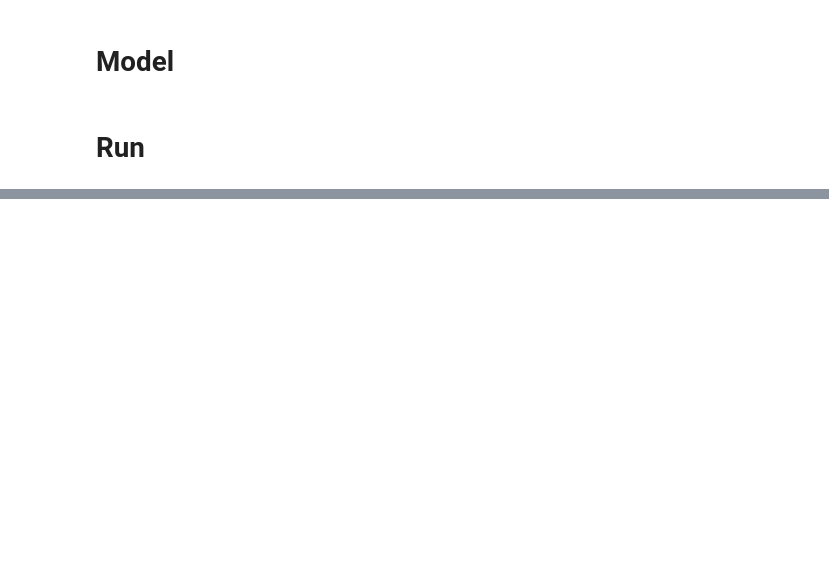
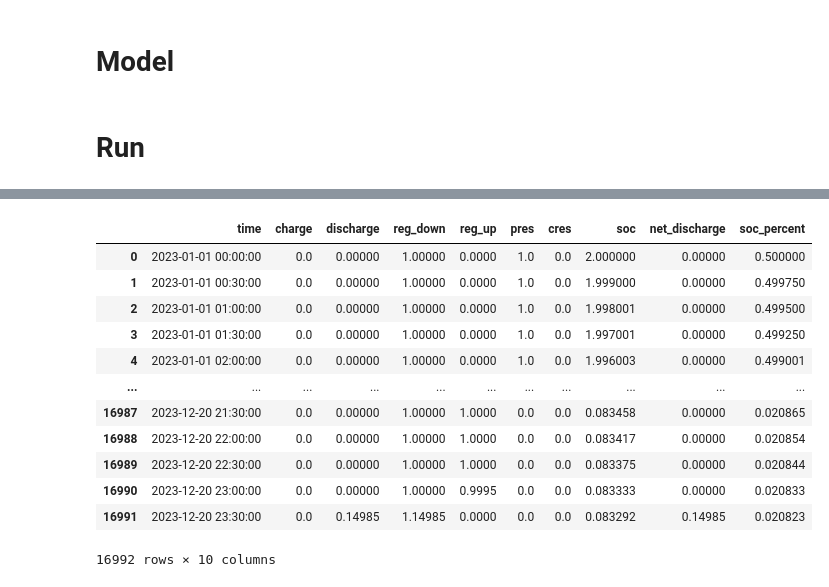
Before and after one commit to AlmostDoneButNever/bess-optimizer, a Jupyter notebook: model.ipynb, the cells around one changed output, grey strips where cells are left out. Drawn from its saved outputs; the diff is of its cells as text; code cells hidden in the pictures; blank space fills up the shorter version.

```diff
--- a/model.ipynb
+++ b/model.ipynb
@@ -153,0 +17,2 @@ concatenated_dataframes['reserve']
+# %%
+excel_mode = 2
@@ -154,15 +48,6 @@ concatenated_dataframes['reserve']
 # %%
-# Read price data from Excel
-price_data = pd.read_excel('data/price_data_arb_reg_separate_res.xlsx', sheet_name= None, index_col=0)
-schedule_data = pd.read_excel('data/schedule_data.xlsx', sheet_name= None, index_col=0)
-
-data = price_data
-
-# Iteratively merge all dataframes on 'Timestamp'
-price_df = pd.DataFrame(index =  data[list(data.keys())[0]].index)
-
-for key in data:
-    price_df = pd.concat([price_df, data[key]], axis = 1)
+# Parameters
+schedule_data = pd.read_excel('data/schedule_data_s3.xlsx', sheet_name= None, index_col=0)
 
 λ_min = schedule_data['soc_limit']['min']
 λ_max = schedule_data['soc_limit']['max']
@@ -173,10 +58,14 @@ s = {}
 z['arb'], z['reg'], z['pres'], z['cres'], z['opp'] = schedule_data['basis'].value.values
 s['reg'] = schedule_data['basis'].loc['regulation', 'sym']
 # %%
-# Parameters
-Seff = 1
-Ceff = 1
-Deff = 1
+filename = "test"
+
+# z['opp'] = 0
+# s['reg'] = 1
+
+Seff = 0.9995
+Ceff = 0.9
+Deff = 0.9
 cap_power = 1  # Example value
 cap_energy = 4  # Example value
 
@@ -187,14 +76,12 @@ kappa = 0.95     # regulation performance score
 beta = 0.15       # activated portion for reserve
 
 
-cycle_life = 7300000
-calendar_life = 20
-dt = 1
+cycle_life = 3650
+calendar_life = 10
 total_time_period = len(price_df)
-model_time_period = 24    # periods
 num_slices = int(total_time_period // model_time_period)     # number of time slices to model
 
-η = cycle_life/calendar_life/num_slices                 # number of cycle per time slice
+η = cycle_life/calendar_life/365                 # number of cycle per time slice
 # %% [markdown]
 # Model
 # %%
@@ -365,6 +277,7 @@ def optimize_revenue(initial_soc, price_vector, current_period, first_period, la
 total_revenue = 0
 arbitrage = 0
 regulation = 0
+preserve = 0
 creserve = 0
 
 all_charging_schedules = []
@@ -376,19 +289,20 @@ all_cres_schedules = []
 all_soc_schedules = []
 
 first_p = 0
-last_p = num_slices - 1
+last_p = num_slices #- 1
 
 # Run the optimization for each time period
 for p in range(num_slices):
     print("watch", p)
     periodic_price = price_df[p*model_time_period:(p+1)*model_time_period]
-    revenue, [charging_schedule, discharging_schedule, soc_schedule, reg_down_schedule, reg_up_schedule, pres_schedule, cres_schedule], [rev_arbitrage, rev_regulation, rev_cont_reserve] = optimize_revenue(initial_soc, periodic_price, p, first_p, last_p)
+    revenue, [charging_schedule, discharging_schedule, soc_schedule, reg_down_schedule, reg_up_schedule, pres_schedule, cres_schedule], [rev_arbitrage, rev_regulation, rev_prim_reserve, rev_cont_reserve] = optimize_revenue(initial_soc, periodic_price, p, first_p, last_p)
     final_soc = soc_schedule[-1]
 
     # Store the results
     total_revenue += revenue
     arbitrage += rev_arbitrage
     regulation += rev_regulation
+    preserve += rev_prim_reserve
     creserve += rev_cont_reserve
 
     all_charging_schedules.extend(charging_schedule)
@@ -412,21 +365,35 @@ creserve
 # %%
 # Create a DataFrame for the results
 data = {
-    'time': range(1, len(all_charging_schedules) + 1),
+    'time': price_df.index,
     'charge': all_charging_schedules,
     'discharge': all_discharging_schedules,
     'reg_down': all_reg_down_schedules,
     'reg_up': all_reg_up_schedules,
     'pres': all_pres_schedules,
     'cres': all_cres_schedules,
     'soc': all_soc_schedules
 }
 
 result_df = pd.DataFrame(data)
 
 #result_df = result_df.set_index(['t'])
 
 result_df['net_discharge'] = result_df['discharge'] - result_df['charge']
 result_df['soc_percent'] = result_df['soc'] /cap_energy
 
 result_df
+# %% [output]
+|  | time | charge | discharge | reg_down | reg_up | pres | cres | soc | net_discharge | soc_percent |
+| 0 | 2023-01-01 00:00:00 | 0.0 | 0.00000 | 1.00000 | 0.0000 | 1.0 | 0.0 | 2.000000 | 0.00000 | 0.500000 |
+| 1 | 2023-01-01 00:30:00 | 0.0 | 0.00000 | 1.00000 | 0.0000 | 1.0 | 0.0 | 1.999000 | 0.00000 | 0.499750 |
+| 2 | 2023-01-01 01:00:00 | 0.0 | 0.00000 | 1.00000 | 0.0000 | 1.0 | 0.0 | 1.998001 | 0.00000 | 0.499500 |
+| 3 | 2023-01-01 01:30:00 | 0.0 | 0.00000 | 1.00000 | 0.0000 | 1.0 | 0.0 | 1.997001 | 0.00000 | 0.499250 |
+| 4 | 2023-01-01 02:00:00 | 0.0 | 0.00000 | 1.00000 | 0.0000 | 1.0 | 0.0 | 1.996003 | 0.00000 | 0.499001 |
+| ... | ... | ... | ... | ... | ... | ... | ... | ... | ... | ... |
+| 16987 | 2023-12-20 21:30:00 | 0.0 | 0.00000 | 1.00000 | 1.0000 | 0.0 | 0.0 | 0.083458 | 0.00000 | 0.020865 |
+| 16988 | 2023-12-20 22:00:00 | 0.0 | 0.00000 | 1.00000 | 1.0000 | 0.0 | 0.0 | 0.083417 | 0.00000 | 0.020854 |
+| 16989 | 2023-12-20 22:30:00 | 0.0 | 0.00000 | 1.00000 | 1.0000 | 0.0 | 0.0 | 0.083375 | 0.00000 | 0.020844 |
+| 16990 | 2023-12-20 23:00:00 | 0.0 | 0.00000 | 1.00000 | 0.9995 | 0.0 | 0.0 | 0.083333 | 0.00000 | 0.020833 |
+| 16991 | 2023-12-20 23:30:00 | 0.0 | 0.14985 | 1.14985 | 0.0000 | 0.0 | 0.0 | 0.083292 | 0.14985 | 0.020823 |
+16992 rows × 10 columns
```
Also changed, not shown: parts of 24 cells of this notebook, 47 other files.
